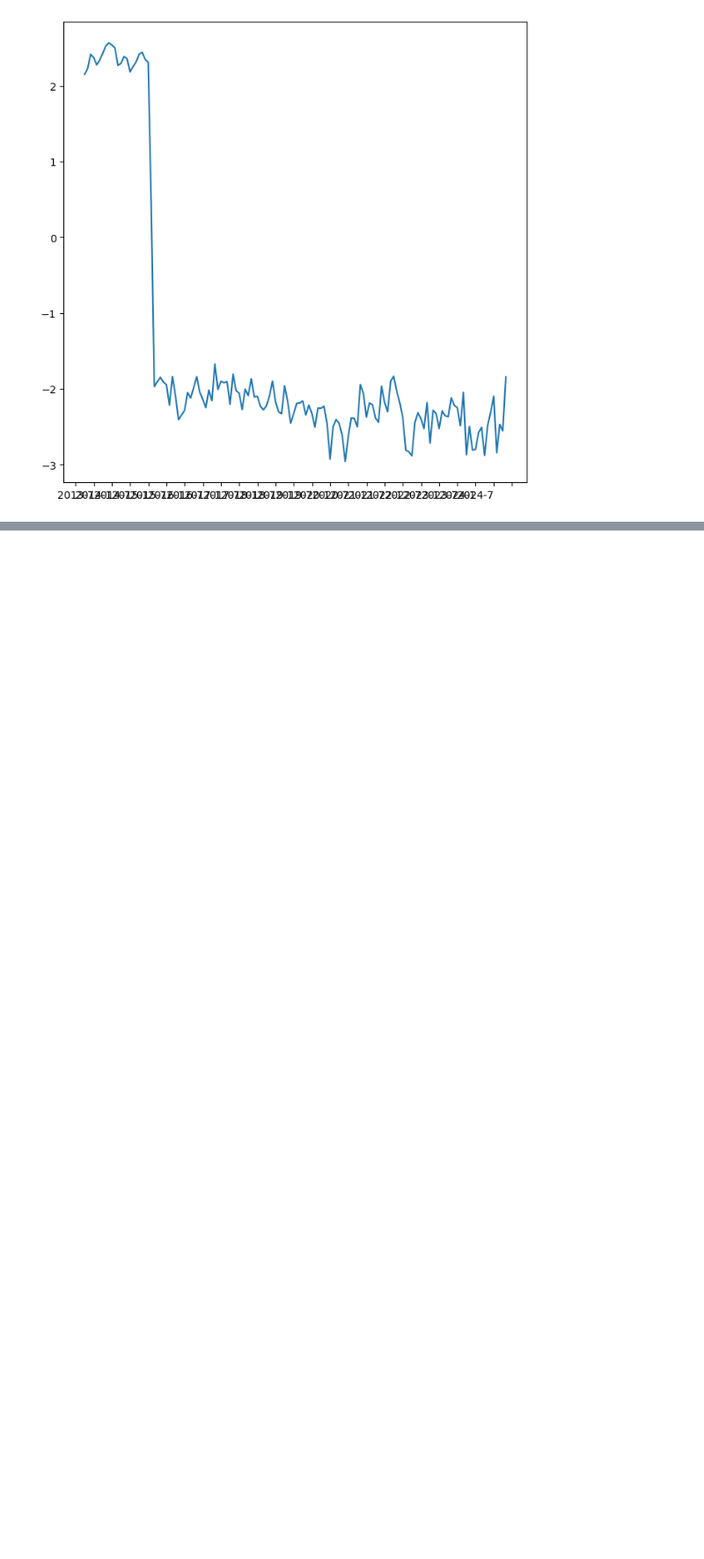
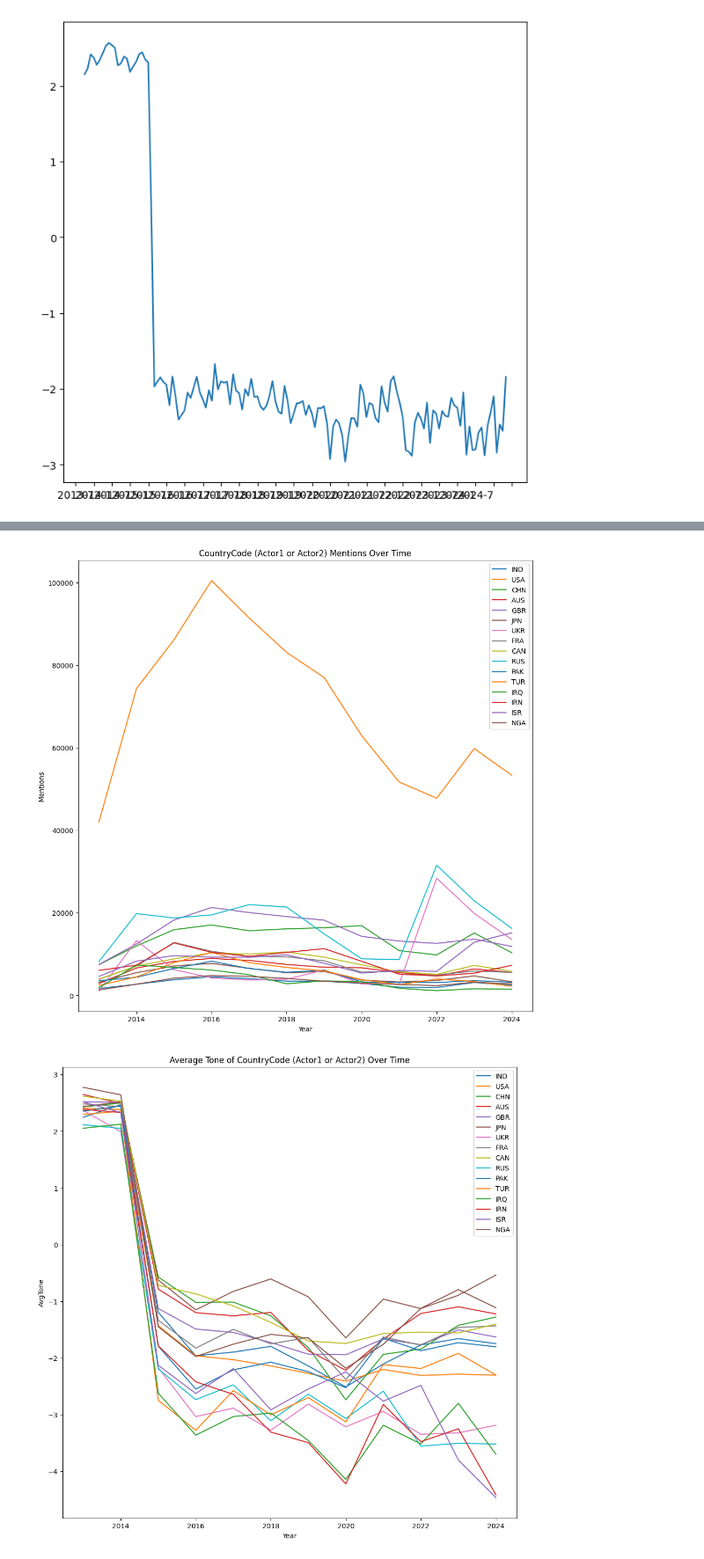
Before and after one commit to harshvardhaniimi/countries-in-news, a Jupyter notebook: data_visual&exploration.ipynb, the cells around one changed output, grey strips where cells are left out. Shown at 88% size. Drawn from its saved outputs; the diff is of its cells as text; code cells hidden in the pictures; blank space fills up the shorter version.

```diff
--- a/data_visual&exploration.ipynb
+++ b/data_visual&exploration.ipynb
@@ -280,0 +278,57 @@ plt.show()
+# %%
+# Plot the Amount of times a country is mentioned over time by year
+df = pd.read_csv('data/gdelt-2024-11-20-000000000000.csv')[['SQLDATE', 'Actor1CountryCode', 'Actor2CountryCode', 'AvgTone']]
+df['DateTime'] = pd.to_datetime(df['SQLDATE'].astype(str), format='%Y%m%d')
+
+countries = df['Actor1CountryCode'].unique()
+years = np.arange(df['DateTime'].dt.year.min(), df['DateTime'].dt.year.max() + 1)
+mentions = np.zeros((len(countries), len(years)))
+
+# Plot in line graph
+fig = plt.figure(figsize=(12,12))
+ax = fig.add_subplot()
+for i in range(len(countries)):
+  for j in range(len(years)):
+    mentions[i][j] = df.loc[(df['Actor1CountryCode'] == countries[i]) & (df['DateTime'].dt.year == years[j]) | (df['Actor2CountryCode'] == countries[i]) & (df['DateTime'].dt.year == years[j])].shape[0]
+  ax.plot(years, mentions[i], label=countries[i])
+ax.set_xlabel('Year')
+ax.set_ylabel('Mentions')
+ax.set_title('CountryCode (Actor1 or Actor2) Mentions Over Time')
+ax.legend(loc='upper right')
+plt.show()
+
+# Plot the AvgTone of a country over time by year
+tones = np.zeros((len(countries), len(years)))
+fig = plt.figure(figsize=(12,12))
+ax = fig.add_subplot()
+for i in range(len(countries)):
+  for j in range(len(years)):
+    tones[i][j] = df.loc[((df['Actor1CountryCode'] == countries[i]) & (df['DateTime'].dt.year == years[j])) | ((df['Actor2CountryCode'] == countries[i]) & (df['DateTime'].dt.year == years[j]))]['AvgTone'].mean()
+  ax.plot(years, tones[i], label=countries[i])
+ax.set_xlabel('Year')
+ax.set_ylabel('AvgTone')
+ax.set_title('Average Tone of CountryCode (Actor1 or Actor2) Over Time')
+ax.legend(loc='upper right')
+plt.show()
+
+# Plot as a heatmap
+ytick_labels = np.insert(countries, 0, '')
+years = years.astype(str)
+xtick_labels = np.insert(years, 0, '')
+fig = plt.figure(figsize=(12,12))
+ax = fig.add_subplot()
+mat = ax.matshow(tones, cmap=matplotlib.colormaps.get_cmap('RdBu'))
+ax.set_xticklabels(xtick_labels)
+ax.set_yticklabels(ytick_labels)
+ax.set_xlabel('Year')
+ax.set_ylabel('CountryCode')
+ax.xaxis.set_label_position('top')
+ax.xaxis.set_major_locator(ticker.MultipleLocator(1))
+ax.yaxis.set_major_locator(ticker.MultipleLocator(1))
+ax.set_title('Average Tone of CountryCode (Actor1 or Actor2) Over Time')
+fig.colorbar(mat, shrink=0.8)
+mat.set_clim(-4, 4)
+plt.show()
+# %% [output]
+[figure, added]
+[figure, added]
```
Also changed, not shown: parts of 5 cells of this notebook, 4 other files.
